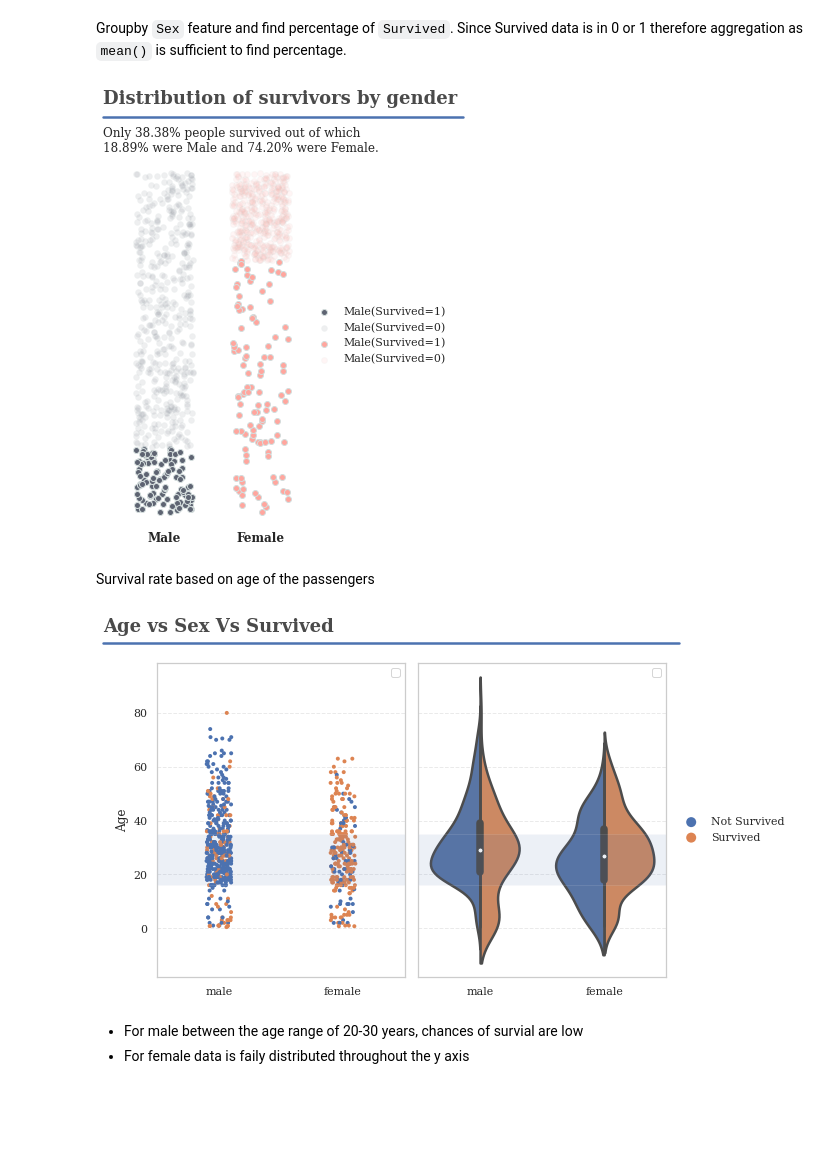
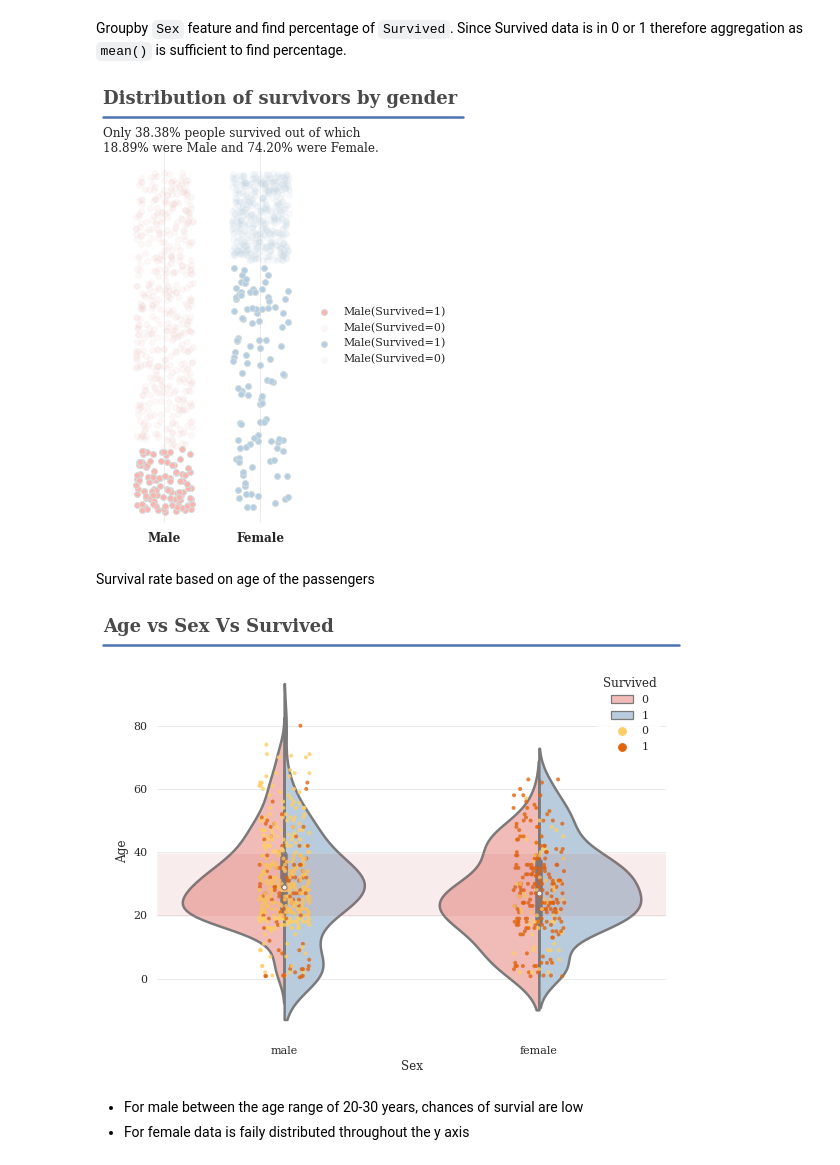
Before and after one commit to progrkaushl/Data-Science-Projects, a Jupyter notebook: Titanic Disaster/titanic.ipynb, the cells around one changed output. Saved outputs shown, nothing was run; the diff lists cells and outputs as text; code cells hidden in the pictures; blank space fills up the shorter version.

```diff
--- a/Titanic Disaster/titanic.ipynb
+++ b/Titanic Disaster/titanic.ipynb
@@ -39 +39,4 @@ test_data = pd.read_csv('./datasets/test.csv')
+# %%
+# for data exploration and analysis we will create a deep copy of out train dataset
+df_eda = copy.deepcopy(df_train)
 # %% [markdown]
@@ -90,8 +89,11 @@ Before starting out data exploration and analysis part, first we can define impo
 # Consistent plots
 from pylab import rcParams
 
-rcParams['figure.figsize'] = 20,5
+rcParams['figure.figsize'] = 10,5
 rcParams['xtick.labelsize'] = 9
 rcParams['ytick.labelsize'] = 9
 rcParams['axes.labelsize'] = 10
+rcParams['axes.grid.axis'] = 'y'
+rcParams['grid.linestyle'] = '--'
+rcParams['grid.alpha'] = '0.4'
 # %% [markdown]
@@ -99,5 +100,0 @@ rcParams['axes.labelsize'] = 10
-# %%
-custom_colors = ["#ffa69e","#aed9e0","#b8f2e6","#5e6472","#faf3dd"]
-customPalette = sns.set_palette(sns.color_palette(custom_colors))
-sns.palplot(sns.color_palette(custom_colors),size=1)
-plt.tick_params(axis='both', labelsize=0, length = 0)
@@ -105,0 +104,4 @@ plt.tick_params(axis='both', labelsize=0, length = 0)
+# %%
+# set color palette to discrete color palette
+customPalette = sns.color_palette('Pastel1')
+sns.set_palette(sns.color_palette(customPalette))
@@ -452,12 +452,12 @@ fig, ax = plt.subplots(1, 1, figsize=(5, 6))
 np.random.seed(42)
 
 # Male Stripplot
-ax.scatter(np.random.uniform(-0.3, 0.3, len(male_pos)), male_pos, color='#5e6472', edgecolor='#d4dddd', label='Male(Survived=1)')
-ax.scatter(np.random.uniform(-0.3, 0.3, len(male_neg)), male_neg, color='#5e6472', edgecolor='#d4dddd', alpha=0.1, label='Male(Survived=0)')
+ax.scatter(np.random.uniform(-0.3, 0.3, len(male_pos)), male_pos, color=customPalette[0], edgecolor='#d4dddd', label='Male(Survived=1)')
+ax.scatter(np.random.uniform(-0.3, 0.3, len(male_neg)), male_neg, color=customPalette[0], edgecolor='#d4dddd', alpha=0.1, label='Male(Survived=0)')
 
 # Female Stripplot
-ax.scatter(1+np.random.uniform(-0.3, 0.3, len(female_pos)), female_pos, color='#ffa69e', edgecolor='#d4dddd', label='Male(Survived=1)')
-ax.scatter(1+np.random.uniform(-0.3, 0.3, len(female_neg)), female_neg, color='#ffa69e', edgecolor='#d4dddd', alpha=0.1, label='Male(Survived=0)')
+ax.scatter(1+np.random.uniform(-0.3, 0.3, len(female_pos)), female_pos, color=customPalette[1], edgecolor='#d4dddd', label='Male(Survived=1)')
+ax.scatter(1+np.random.uniform(-0.3, 0.3, len(female_neg)), female_neg, color=customPalette[1], edgecolor='#d4dddd', alpha=0.1, label='Male(Survived=0)')
 
 # Set Figure & Axes
 ax.set_xlim(-0.5, 1.5)
@@ -492,39 +492,40 @@ plt.grid()
 plt.tight_layout()
 plt.show()
 # %% [output]
-[figure, old version]
+[figure, new version]
 # %% [markdown]
 Survival rate based on age of the passengers
 # %%
-fig, ax = plt.subplots(1, 2, figsize=(8, 5), sharey=True)
-sns.stripplot(x="Sex", y="Age", hue='Survived', data=train_data, size=4, ax=ax[0])
-ax[0].set(xlabel='')
-ax[0].legend(labels='')
+fig, ax = plt.subplots(1, 1, figsize=(8, 6), sharey=True)
+
+sns.stripplot(x="Sex", y="Age", hue='Survived', data=df_eda, size=4, palette='YlOrBr', alpha=0.8)
+
+sns.violinplot(x='Sex', y='Age', data=df_eda, hue='Survived', split=True, palette=customPalette)
 
 
-sns.violinplot(x='Sex', y='Age', data=train_data, hue='Survived', split=True, ax=ax[1])
-ax[1].set(xlabel='')
-ax[1].set(ylabel='')
-ax[1].legend(labels='')
+# remove borders
+for s in ['top', 'right', 'left', 'bottom']:
+    ax.spines[s].set_visible(False)
 
 # add horizontal line
 line = lines.Line2D([0, 1], [1.02, 1.02], transform=fig.transFigure, zorder=1000, figure=fig)
 fig.lines.extend([line])
 
 # add figure text as title
 fig.text(0, 1.05, 'Age vs Sex Vs Survived', fontdict=fig_title_prop)
 
-fig.legend(labels=['Not Survived', 'Survived'], loc = 'center right', edgecolor='None', ncol=1, markerscale=2.5, bbox_to_anchor=(1.2, 0.5))
+# add span
+ax.axhspan(xmin=0, xmax=1,
+           ymin=df_eda['Age'].mean() - 10, ymax=df_eda['Age'].mean() + 10 ,
+           facecolor="r",
+           alpha=0.1,
+           zorder=1000)
 
-# add grid and horizontal span for both axes
-for i in range(len(ax)):
-    ax[i].grid(axis='y', linestyle='--', alpha=0.4)
-    ax[i].axhspan(xmin=0, xmax=1, ymin=16, ymax=35 ,facecolor="b",alpha=0.1, zorder=1000)
-
+plt.legend(title='Survived', edgecolor='None', bbox_to_anchor=(1, 1))
 plt.tight_layout()
 plt.show()
 # %% [output]
-[figure, old version]
+[figure, new version]
 # %% [markdown]
 - For male between the age range of 20-30 years, chances of survial are low
 - For female data is faily distributed throughout the y axis
```
Also changed, not shown: parts of 146 cells of this notebook, 1 other file.
